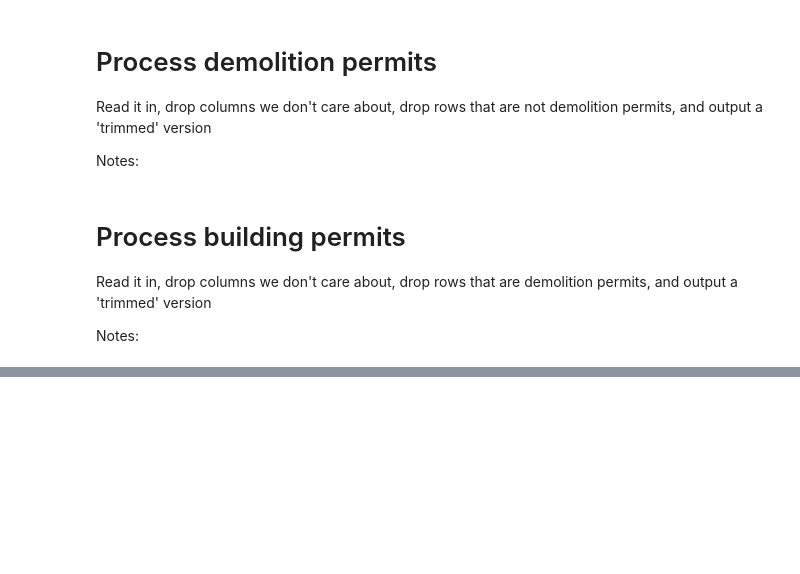
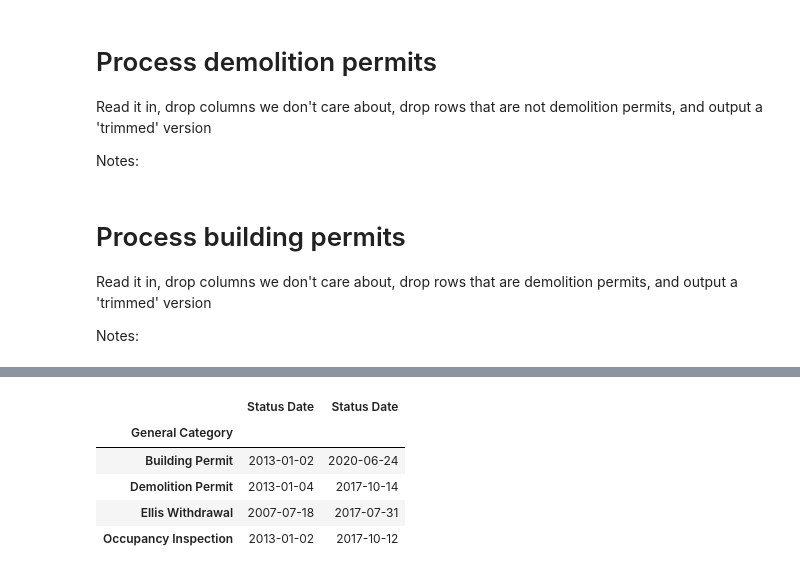
Before and after one commit to lingyielia/LAMayorsOffice-EllisActHousing, a Jupyter notebook: data/Trim Data From LA City.ipynb, the cells around one changed output, grey strips where cells are left out. Saved outputs shown, nothing was run; the diff lists cells and outputs as text; code cells hidden in the pictures; blank space fills up the shorter version.

```diff
--- a/data/Trim Data From LA City.ipynb
+++ b/data/Trim Data From LA City.ipynb
@@ -188,0 +363,28 @@ df_full = pd.concat(df_full, axis=0)
+# %%
+ECEF = pyproj.Proj(proj='geocent', ellps='WGS84', datum='WGS84')
+LLA = pyproj.Proj(proj='latlong', ellps='WGS84', datum='WGS84')
+
+def ll_to_ecef(centroid):
+    xyz = pyproj.transform(LLA, ECEF,
+                           centroid.coords[0][1],
+                           centroid.coords[0][0],
+                           0,
+                           radians=False)
+    xyz = [i * (3.3) for i in xyz]
+    return xyz
+
+# Get centroid of each APN
+_df = gdf_full.loc[gdf_full.APN != '', ['APN', 'geometry']]
+_df = _df[_df.geometry.apply(lambda x: type(x)==shapely.geometry.point.Point)]
+
+apn_centroid = {}
+for apn, points in _df.groupby('APN'):
+    apn_centroid[apn] = shapely.geometry.MultiPoint(points.geometry.values).centroid
+
+# Get centroids in ECEF coords
+apn_ecef = {a: ll_to_ecef(apn_centroid[a]) for a in apn_centroid}
+
+# Put ECEF coords into a KDTree for easy NN lookup
+apn_list = [a for a in apn_ecef]
+ecef_list = np.vstack([apn_ecef[a] for a in apn_list])
+ecef_tree = KDTree(ecef_list)
@@ -189,8 +431,9 @@ df_full = pd.concat(df_full, axis=0)
 # %%
-df_full = df_full.sort_values(["APN", "Permit Issue Date"]).reset_index(drop=True)
+df_full['property_id'] = df_full.APN.apply(lambda x: apn_to_prop_id[x])
+df_full = df_full.sort_values(["property_id", "APN", "Status Date"]).reset_index(drop=True)
 
 # Re-ordering columns to be easier to read
-new_order = location_columns + address_columns + ["General Category"] + permit_columns
+new_order = ["property_id"] + location_columns + address_columns + ["General Category"] + permit_columns
 new_order += [c for c in df_full if c not in new_order]
 df_full = df_full[new_order]
 
@@ -198,3 +441,16 @@ df_full.to_csv(
     os.path.join(DATA_DIR, fname_output),
     index=False
 )
+# %%
+# Check out date ranges for each permit type
+pd.concat([
+    df_full.groupby('General Category')['Status Date'].min(),
+    df_full.groupby('General Category')['Status Date'].max()
+],axis=1)
+# %% [output]
+|  | Status Date | Status Date |
+| General Category |  |  |
+| Building Permit | 2013-01-02 | 2020-06-24 |
+| Demolition Permit | 2013-01-04 | 2017-10-14 |
+| Ellis Withdrawal | 2007-07-18 | 2017-07-31 |
+| Occupancy Inspection | 2013-01-02 | 2017-10-12 |
```
Also changed, not shown: parts of 23 cells of this notebook, 1 other file.
